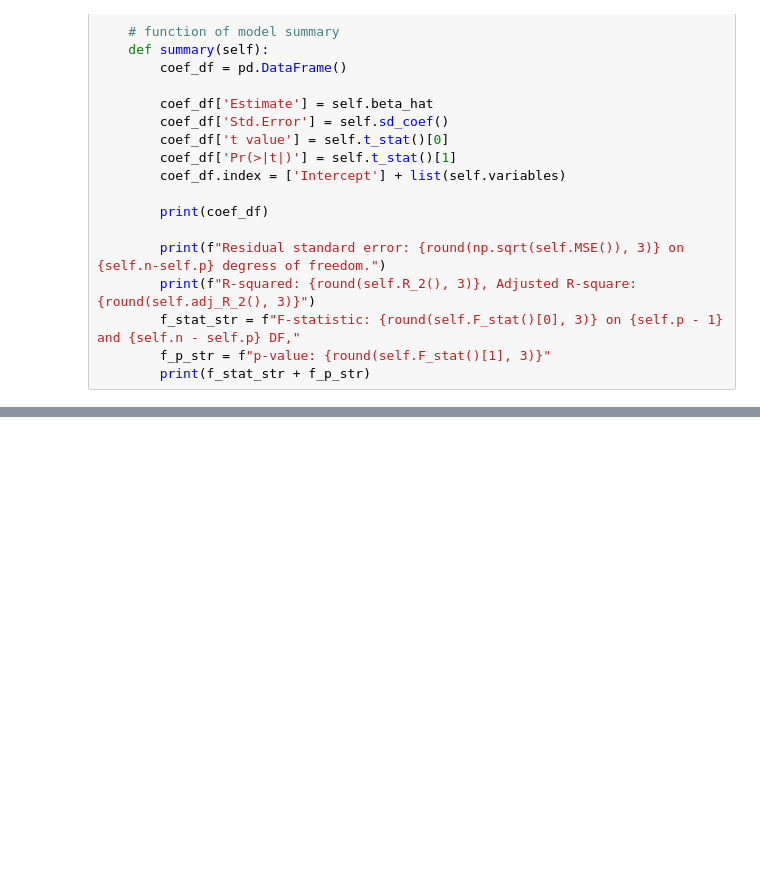
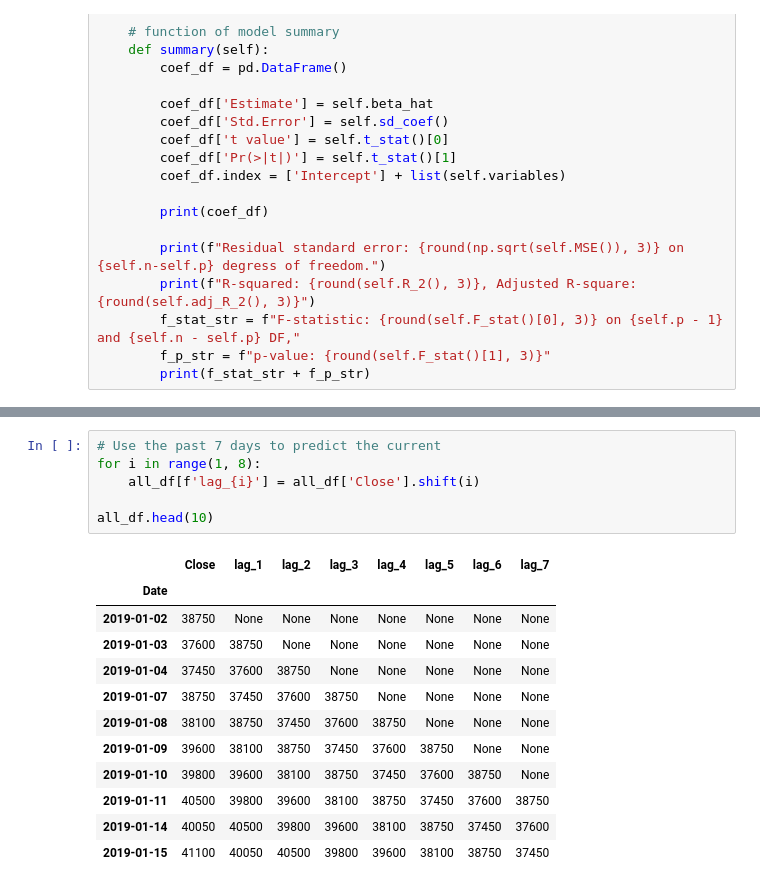
Before and after one commit to j0617johnny/INDE577_final_report, a Jupyter notebook: Supervised_learning/Linear_Regression/Linear_Regression.ipynb, the cells around one changed output, grey strips where cells are left out. Saved outputs shown, nothing was run; the diff lists cells and outputs as text; blank space fills up the shorter version.

```diff
--- a/Supervised_learning/Linear_Regression/Linear_Regression.ipynb
+++ b/Supervised_learning/Linear_Regression/Linear_Regression.ipynb
@@ -163,0 +160,19 @@ which can be installed using pip:
+# %%
+# Use the past 7 days to predict the current
+for i in range(1, 8):
+    all_df[f'lag_{i}'] = all_df['Close'].shift(i)
+
+all_df.head(10)
+# %% [output]
+|  | Close | lag_1 | lag_2 | lag_3 | lag_4 | lag_5 | lag_6 | lag_7 |
+| Date |  |  |  |  |  |  |  |  |
+| 2019-01-02 | 38750 | None | None | None | None | None | None | None |
+| 2019-01-03 | 37600 | 38750 | None | None | None | None | None | None |
+| 2019-01-04 | 37450 | 37600 | 38750 | None | None | None | None | None |
+| 2019-01-07 | 38750 | 37450 | 37600 | 38750 | None | None | None | None |
+| 2019-01-08 | 38100 | 38750 | 37450 | 37600 | 38750 | None | None | None |
+| 2019-01-09 | 39600 | 38100 | 38750 | 37450 | 37600 | 38750 | None | None |
+| 2019-01-10 | 39800 | 39600 | 38100 | 38750 | 37450 | 37600 | 38750 | None |
+| 2019-01-11 | 40500 | 39800 | 39600 | 38100 | 38750 | 37450 | 37600 | 38750 |
+| 2019-01-14 | 40050 | 40500 | 39800 | 39600 | 38100 | 38750 | 37450 | 37600 |
+| 2019-01-15 | 41100 | 40050 | 40500 | 39800 | 39600 | 38100 | 38750 | 37450 |
```
Also changed, not shown: parts of 14 cells of this notebook, 2 other files.
